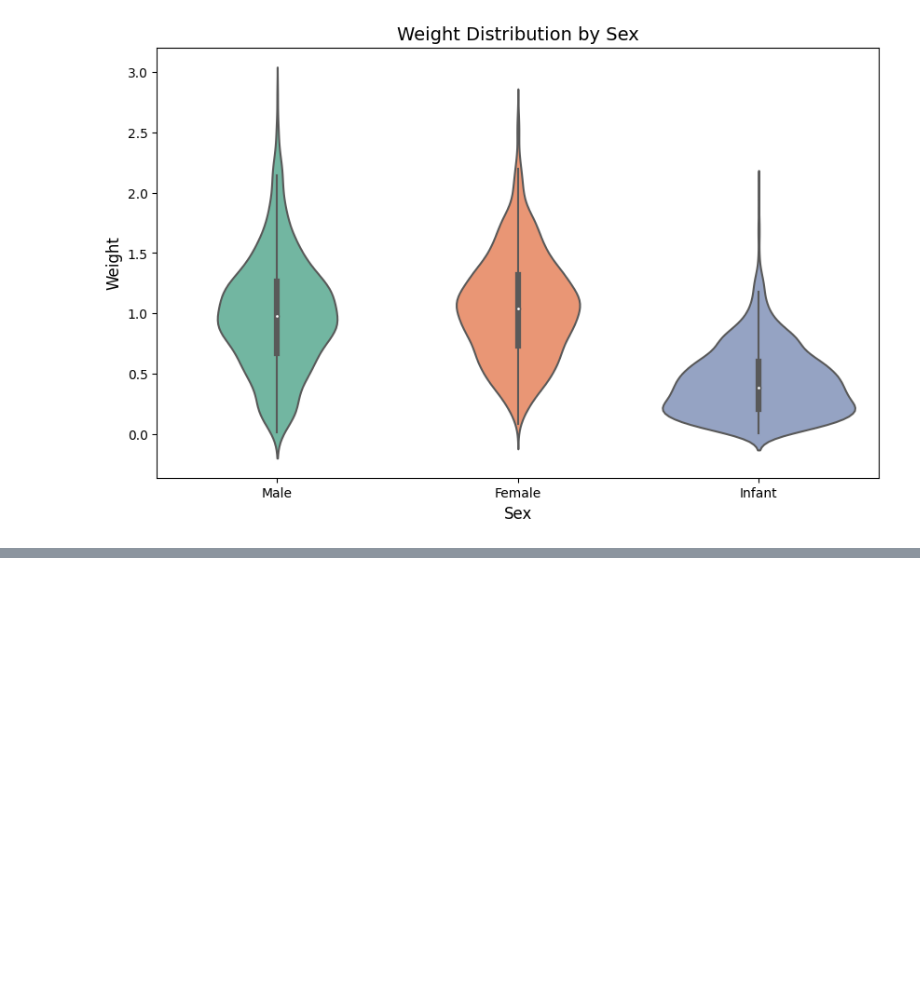
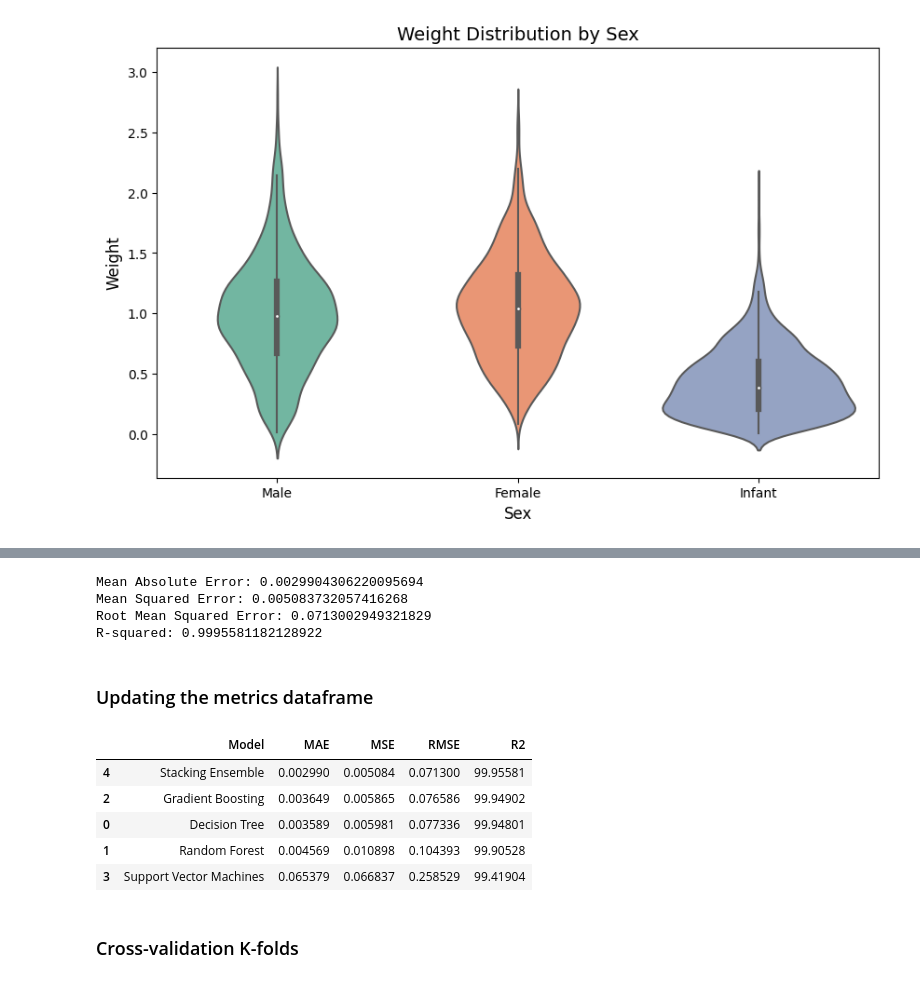
Before and after one commit to hmantovani/hmantovani, a Jupyter notebook: abalone-EN/abalone-eda.ipynb, the cells around one changed output, grey strips where cells are left out. Saved outputs shown, nothing was run; the diff lists cells and outputs as text; code cells hidden in the pictures; blank space fills up the shorter version.

```diff
--- a/abalone-EN/abalone-eda.ipynb
+++ b/abalone-EN/abalone-eda.ipynb
@@ -323,0 +448,55 @@ plt.show()
+# %%
+# Define the base models
+base_models = [
+    ('decision_tree', DecisionTreeRegressor(random_state=21)),
+    ('gradient_boosting', GradientBoostingRegressor(random_state=21))
+]
+
+# Define the ensemble model
+ensemble_model = DecisionTreeRegressor(random_state=42)
+
+# Create the stacking ensemble
+stacking_model = StackingRegressor(estimators=base_models, final_estimator=ensemble_model)
+
+# Train the stacking ensemble on the training data
+stacking_model.fit(x_train, y_train)
+
+# Make predictions with the stacking ensemble
+ensemble_predictions = stacking_model.predict(x_test)
+
+mae = mean_absolute_error(y_test, ensemble_predictions)
+mse = mean_squared_error(y_test, ensemble_predictions)
+rmse = mean_squared_error(y_test, ensemble_predictions, squared=False)
+r2 = r2_score(y_test, ensemble_predictions)
+
+print("Mean Absolute Error:", mae)
+print("Mean Squared Error:", mse)
+print("Root Mean Squared Error:", rmse)
+print("R-squared:", r2)
+# %% [output]
+Mean Absolute Error: 0.0029904306220095694
+Mean Squared Error: 0.005083732057416268
+Root Mean Squared Error: 0.0713002949321829
+R-squared: 0.9995581182128922
+# %% [markdown]
+### Updating the metrics dataframe
+# %%
+ensemble = {
+    'Model': 'Stacking Ensemble',
+    'MAE': mae,
+    'MSE': mse,
+    'RMSE': rmse,
+    'R2': round(r2*100, 5)
+}
+
+metrics = metrics_df.append(ensemble, ignore_index=True)
+metrics.sort_values(by='R2', ascending=False)
+# %% [output]
+|  | Model | MAE | MSE | RMSE | R2 |
+| 4 | Stacking Ensemble | 0.002990 | 0.005084 | 0.071300 | 99.95581 |
+| 2 | Gradient Boosting | 0.003649 | 0.005865 | 0.076586 | 99.94902 |
+| 0 | Decision Tree | 0.003589 | 0.005981 | 0.077336 | 99.94801 |
+| 1 | Random Forest | 0.004569 | 0.010898 | 0.104393 | 99.90528 |
+| 3 | Support Vector Machines | 0.065379 | 0.066837 | 0.258529 | 99.41904 |
+# %% [markdown]
+### Cross-validation K-folds
```
Also changed, not shown: parts of 15 cells of this notebook.
